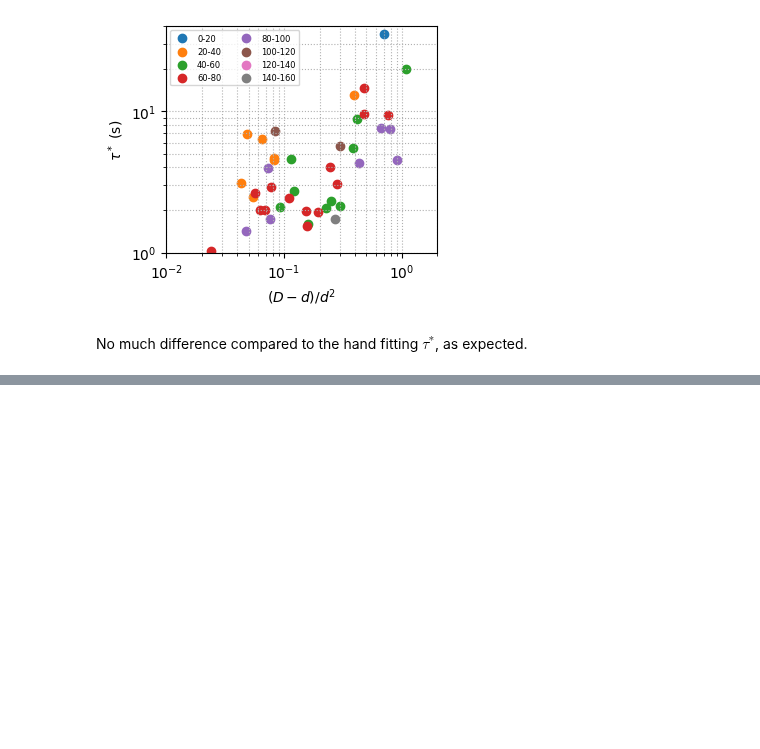
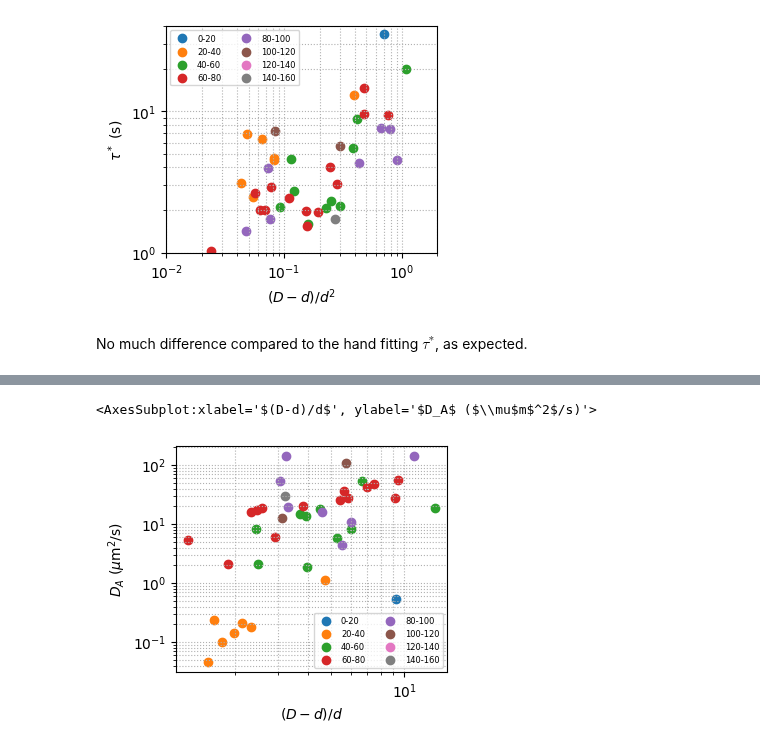
Before and after one commit to ZLoverty/DE, a Jupyter notebook: Code/DE data analysis.ipynb, the cells around one changed output, grey strips where cells are left out. Cells and saved outputs as stored; diff of their text form; code cells hidden in the pictures; blank space fills up the shorter version.

```diff
--- a/Code/DE data analysis.ipynb
+++ b/Code/DE data analysis.ipynb
@@ -645,0 +721,5 @@ No much difference compared to the hand fitting $\tau^*$, as expected.
+# %%
+dd.scatter(x="(D-d)/d", y="DA_fit", xlabel="$(D-d)/d$", ylabel="$D_A$ ($\mu$m$^2$/s)", mode="log")
+# %% [output]
+<AxesSubplot:xlabel='$(D-d)/d$', ylabel='$D_A$ ($\\mu$m$^2$/s)'>
+[figure, added]
```
Also changed, not shown: parts of 85 cells of this notebook, 2 other files.
